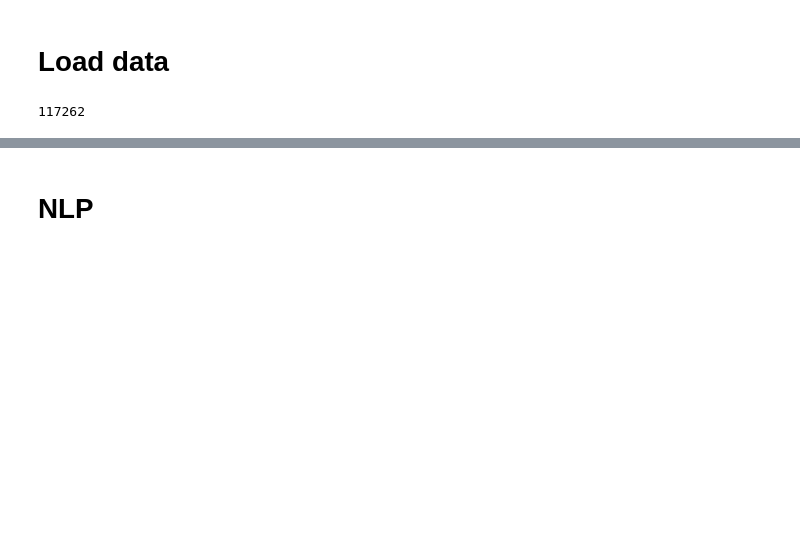
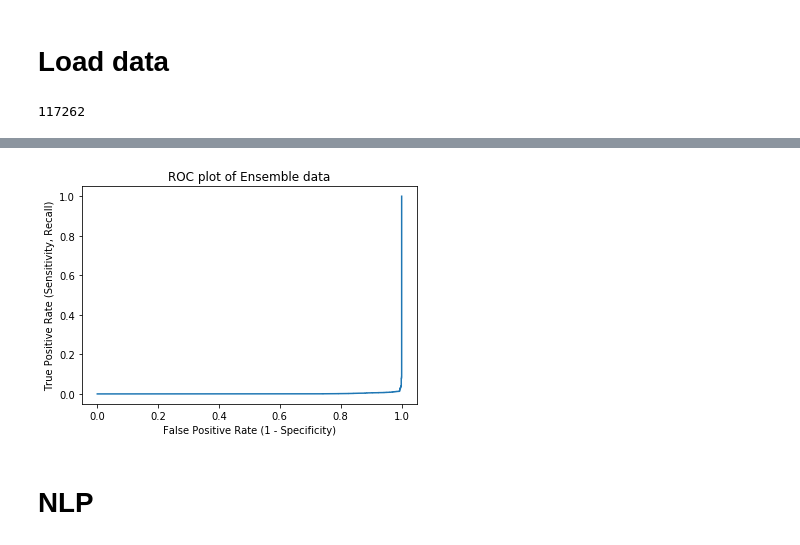
Before and after one commit to julia-git/capstone_airbnb, a Jupyter notebook: Ensemble Model Test.ipynb, the cells around one changed output, grey strips where cells are left out. Drawn from its saved outputs; the diff is of its cells as text; code cells hidden in the pictures; blank space fills up the shorter version.

Commit message:
ensemble loop test

```diff
--- a/Ensemble Model Test.ipynb
+++ b/Ensemble Model Test.ipynb
@@ -69,4 +89,41 @@ df_sf_2017 = pd.read_json('df_sf_2017')
+# %%
+def transform_dummify(X, columns_to_keep):
+    df_temp = X[columns_to_keep]
+    data_dummies = pd.DataFrame([])
+    drop = []
+
+    #dummify columns
+    for column in columns_to_keep:
+        if (df_temp[column].dtypes == 'O'):
+            drop.append(column)
+            dummies = pd.get_dummies(df_temp[column], prefix= column)
+            data_dummies = pd.concat([data_dummies, dummies], axis=1)
+
+    #join with original df
+    df_temp = df_temp.join(data_dummies)
+
+#     print(list(df_temp.columns.values))
+    #drop columns that were dummified
+    df_temp.drop(drop, axis=1, inplace = True)
+    return df_temp
 # %%
 len(df_sf_2017)
 # %% [output]
 117262
+# %%
+def split_num_data(start_month, end_month):
+    X_test = df_sf_2017[df_sf_2017['month'] == end_month][columns_to_keep]
+    y_test = df_sf_2017[df_sf_2017['month'] == end_month]['popular']
+    return X_test, y_test
+# %%
+def split_str_data(start_month, end_month):
+    df_X_train = df_sf_2017[(df_sf_2017['month'] >= start_month) & (df_sf_2017['month'] < end_month)]['description_new']
+    df_X_test = df_sf_2017[df_sf_2017['month'] == end_month]['description_new']
+    return df_X_train, df_X_test
+# %%
+def run_tf_idf_vec(df_X_train, df_X_test):
+    tf_idf_vectorizer_train = TfidfVectorizer(tokenizer=LemmaTokenizer(), stop_words='english')
+    X_train = tf_idf_vectorizer_train.fit_transform(df_X_train).toarray()
+    tf_idf_vectorizer_test = TfidfVectorizer(tokenizer=LemmaTokenizer(), stop_words='english', vocabulary = tf_idf_vectorizer_train.vocabulary_)
+    X_test = tf_idf_vectorizer_test.fit_transform(df_X_test).toarray()
+    return X_test
@@ -73,3 +213,13 @@ len(df_sf_2017)
+# %%
+tpr, fpr, thresholds = roc_curve(np.array(df_final_combo['y']), np.array(df_final_combo['average']), pos_label= 1)
+
+plt.plot(fpr, tpr)
+plt.xlabel("False Positive Rate (1 - Specificity)")
+plt.ylabel("True Positive Rate (Sensitivity, Recall)")
+plt.title("ROC plot of Ensemble data")
+plt.show()
+# %% [output]
+[figure, added]
 # %% [markdown]
 # NLP
 # %%
```
Also changed, not shown: parts of 11 cells of this notebook.
